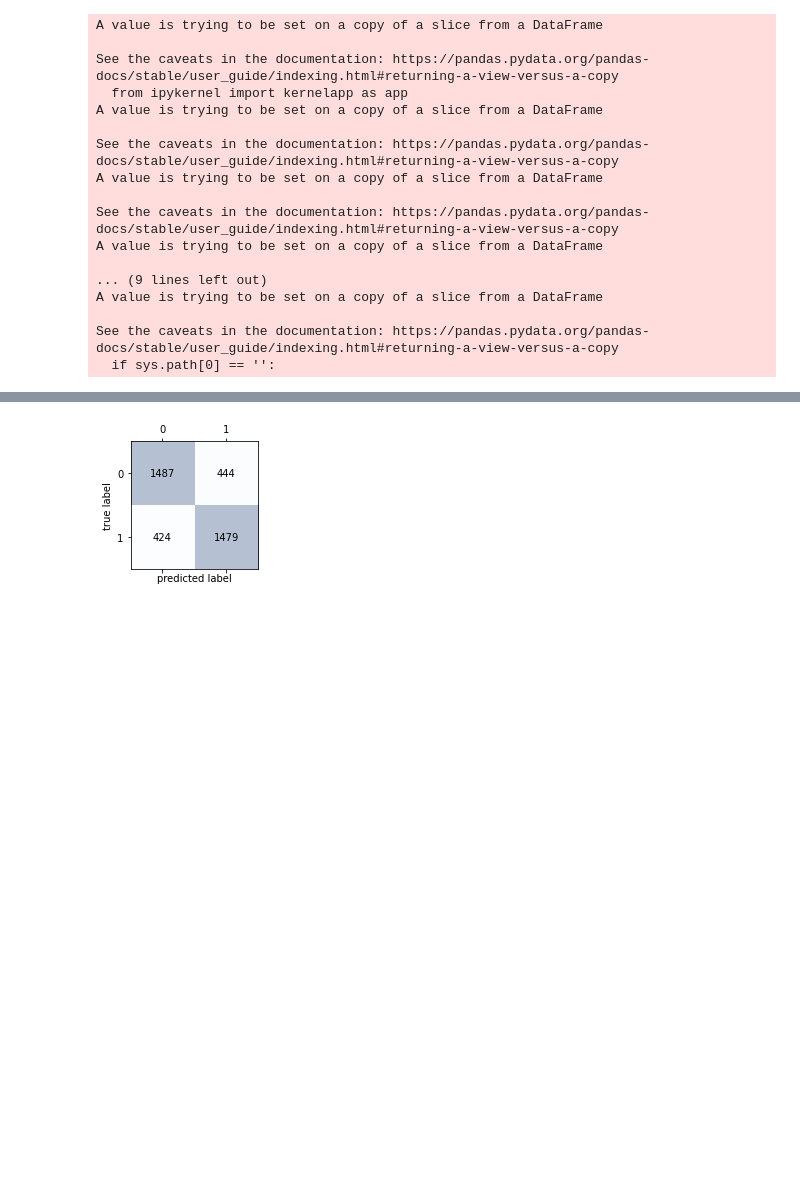
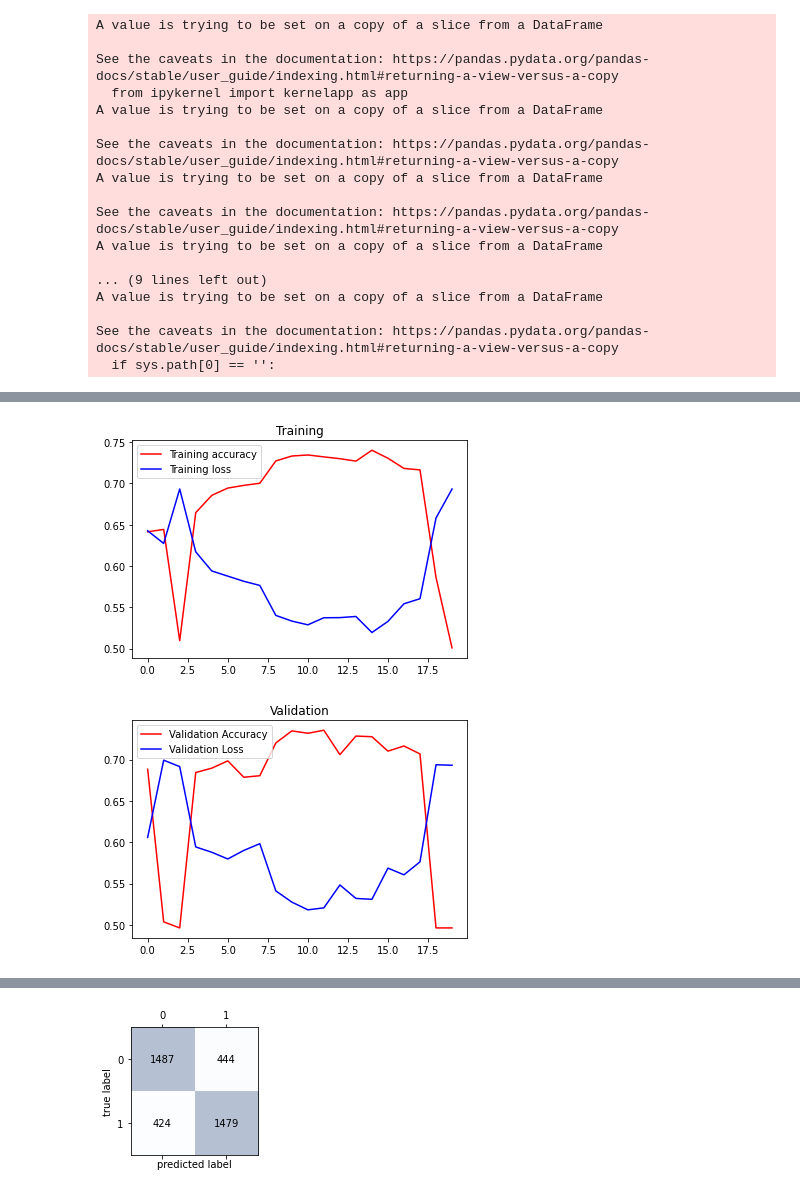
Before and after one commit to elixter/LOL_data_test, a Jupyter notebook: lol.ipynb, the cells around one changed output, grey strips where cells are left out. Saved outputs shown, nothing was run; the diff lists cells and outputs as text; code cells hidden in the pictures; blank space fills up the shorter version.

```diff
--- a/lol.ipynb
+++ b/lol.ipynb
@@ -468,0 +586,37 @@ Epoch 00016: ReduceLROnPlateau reducing learning rate to 3.906250185536919e-06.
+# %%
+# 2번
+#model = tf.keras.Sequential([
+#    tf.keras.layers.LSTM(1024, activation='tanh', recurrent_activation='sigmoid', recurrent_dropout=0, unroll=False, use_bias=True, input_shape=(58, 1)),
+#    tf.keras.layers.Dense(512, activation=tf.keras.layers.LeakyReLU(alpha=0.2)),
+#    tf.keras.layers.Dense(256, activation=tf.keras.layers.LeakyReLU(alpha=0.2)),
+#    tf.keras.layers.Dense(1, activation='sigmoid')
+#])
+# batch_size : 32
+import matplotlib.pyplot as plt
+
+history_RNN_huge = history
+
+acc = history_RNN_huge.history['accuracy']
+val_acc = history_RNN_huge.history['val_accuracy']
+loss = history_RNN_huge.history['loss']
+val_loss = history_RNN_huge.history['val_loss']
+
+epochs = range(len(acc))
+
+plt.title('Train graph with LSTM')
+plt.plot(epochs, acc, 'r', label='Training accuracy')
+plt.plot(epochs, loss, 'b', label='Training loss')
+plt.title('Training')
+plt.legend()
+plt.figure()
+
+plt.plot(epochs, val_acc, 'r', label='Validation Accuracy')
+plt.plot(epochs, val_loss, 'b', label='Validation Loss')
+plt.title('Validation')
+plt.legend()
+
+plt.show()
+plt.close()
+# %% [output]
+[figure, added]
+[figure, added]
```
Also changed, not shown: parts of 17 cells of this notebook.
